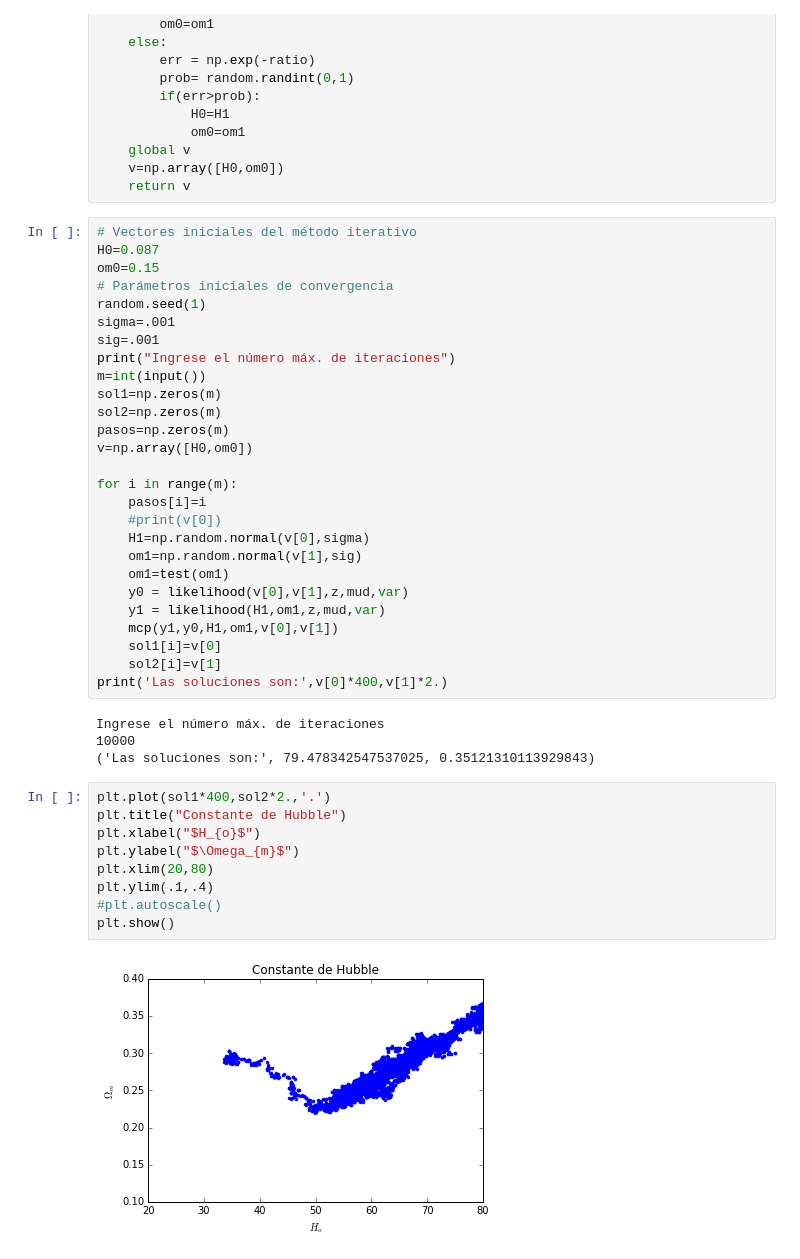
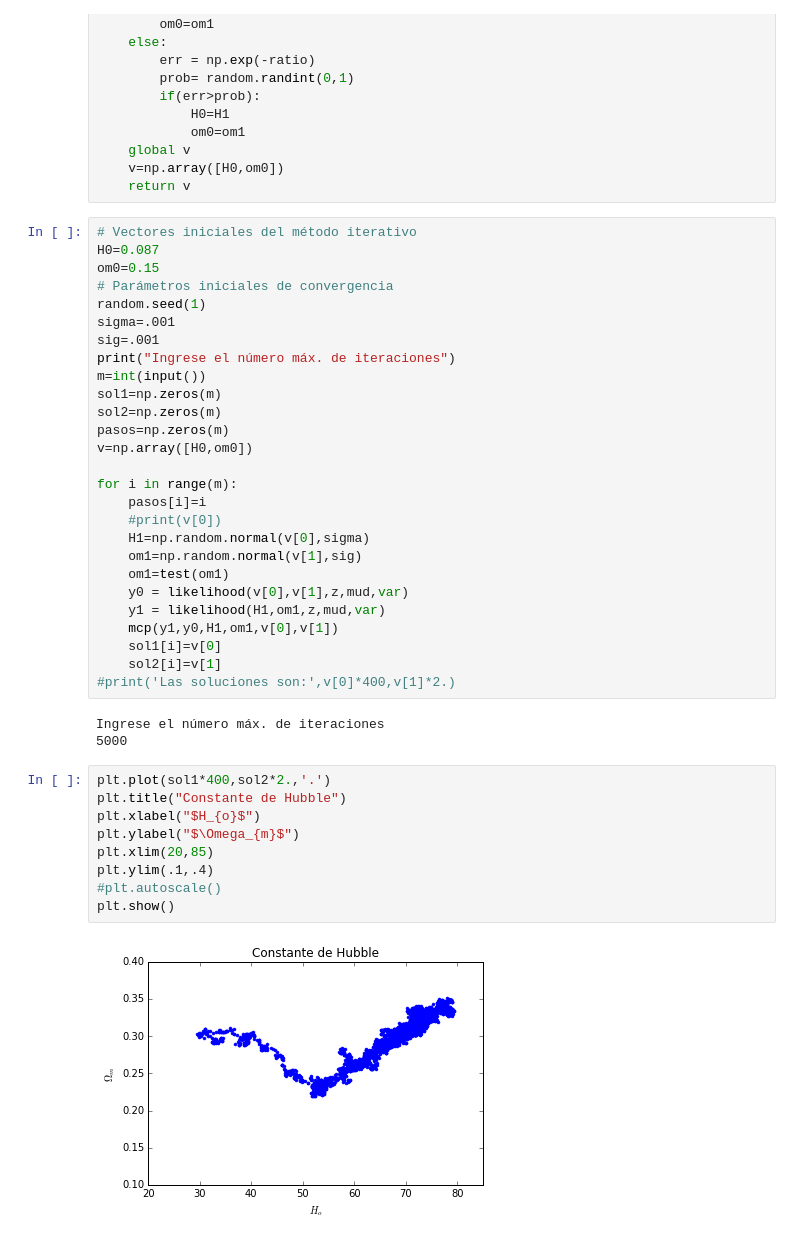
Before and after one commit to CosmoStats/cosmostats2018-jzsmoreno, a Jupyter notebook: Sep/CHubble.ipynb, the cells around one changed output. Cells and saved outputs as stored; diff of their text form.

```diff
--- a/Sep/CHubble.ipynb
+++ b/Sep/CHubble.ipynb
@@ -141,19 +141,18 @@ for i in range(m):
     mcp(y1,y0,H1,om1,v[0],v[1])
     sol1[i]=v[0]
     sol2[i]=v[1]
-print('Las soluciones son:',v[0]*400,v[1]*2.)
+#print('Las soluciones son:',v[0]*400,v[1]*2.)
 # %% [output]
 Ingrese el número máx. de iteraciones
-10000
-('Las soluciones son:', 79.478342547537025, 0.35121310113929843)
+5000
 # %%
 plt.plot(sol1*400,sol2*2.,'.')
 plt.title("Constante de Hubble")
 plt.xlabel("$H_{o}$")
 plt.ylabel("$\Omega_{m}$")
-plt.xlim(20,80)
+plt.xlim(20,85)
 plt.ylim(.1,.4)
 #plt.autoscale()
 plt.show()
 # %% [output]
-[figure, old version]
+[figure, new version]
```
Also changed, not shown: parts of 1 cell of this notebook.
